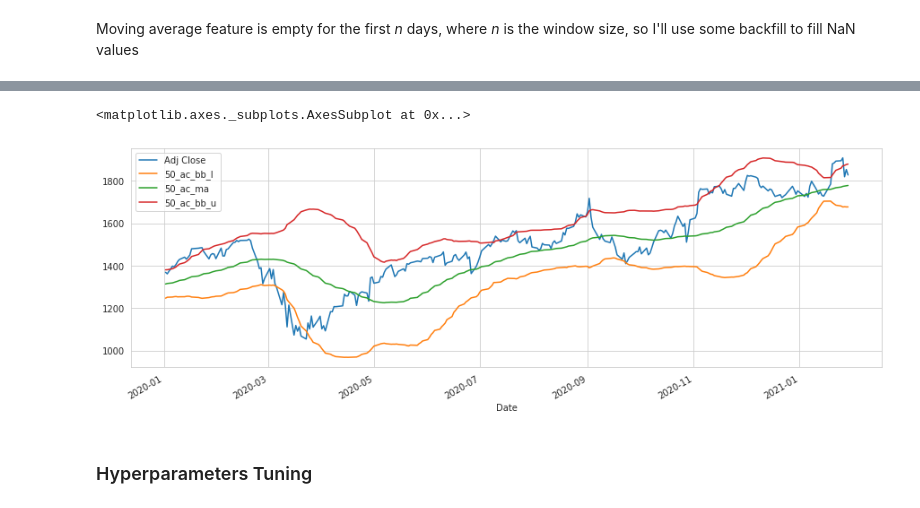
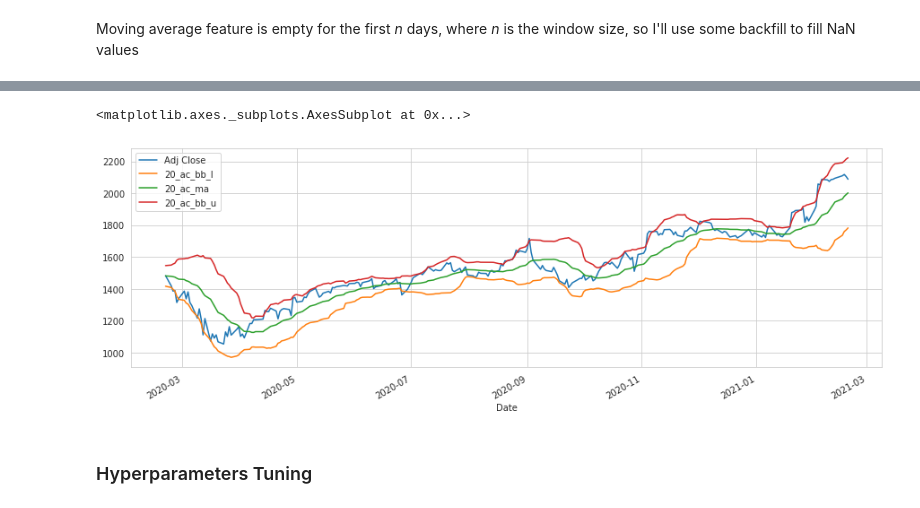
Before and after one commit to alfreedolf/ml-spp, a Jupyter notebook: DeepAR-StockPricesPredictions.ipynb, the cells around one changed output, grey strips where cells are left out. Cells and saved outputs as stored; diff of their text form; code cells hidden in the pictures.

Commit message:
chore: refactored notebooks structure + moving average as benchmark

```diff
--- a/DeepAR-StockPricesPredictions.ipynb
+++ b/DeepAR-StockPricesPredictions.ipynb
@@ -649,2 +16,0 @@ Moving average feature is empty for the first *n* days, where *n* is the window
-# %%
-df_amzn.fillna(method='backfill', inplace=True)
@@ -681,8 +16,0 @@ df_amzn[start_date:end_date][['Adj Close', '10_ac_ma']].plot(legend=True,figsize
-# %%
-# moving average sizes in days
-ma_d_sz = [10,20,50]
-
-# adding moving average columns to dataframe
-for mds in ma_d_sz:
-    column_name = "%s_ac_ma" %(str(mds))
-    df_googl[column_name] = moving_average(df_googl['Adj Close'], window_size=mds)
@@ -701,2 +16,0 @@ Moving average feature is empty for the first *n* days, where *n* is the window
-# %%
-df_googl.fillna(method='backfill', inplace=True)
@@ -786 +71,3 @@ end_date = '2021-01-30'
+# %%
+bb_analysis_start_date = datetime.date(datetime.date.today().year-1, datetime.date.today().month, datetime.date.today().day)
 # %%
@@ -948,8 +229,8 @@ end_date = '2021-01-30'
 # %%
-df_googl[start_date:end_date][['Adj Close', '50_ac_bb_l', '50_ac_ma','50_ac_bb_u']].plot(legend=True,figsize=(15,5))
+df_googl[bb_analysis_start_date:end][['Adj Close', '20_ac_bb_l', '20_ac_ma','20_ac_bb_u']].plot(legend=True,figsize=(15,5))
 # %% [output]
 <matplotlib.axes._subplots.AxesSubplot at 0x...>
-[figure, old version]
+[figure, new version]
 # %% [markdown]
 ### Hyperparameters Tuning
 # %% [markdown]
```
Also changed, not shown: parts of 183 cells of this notebook, 4 other files.
